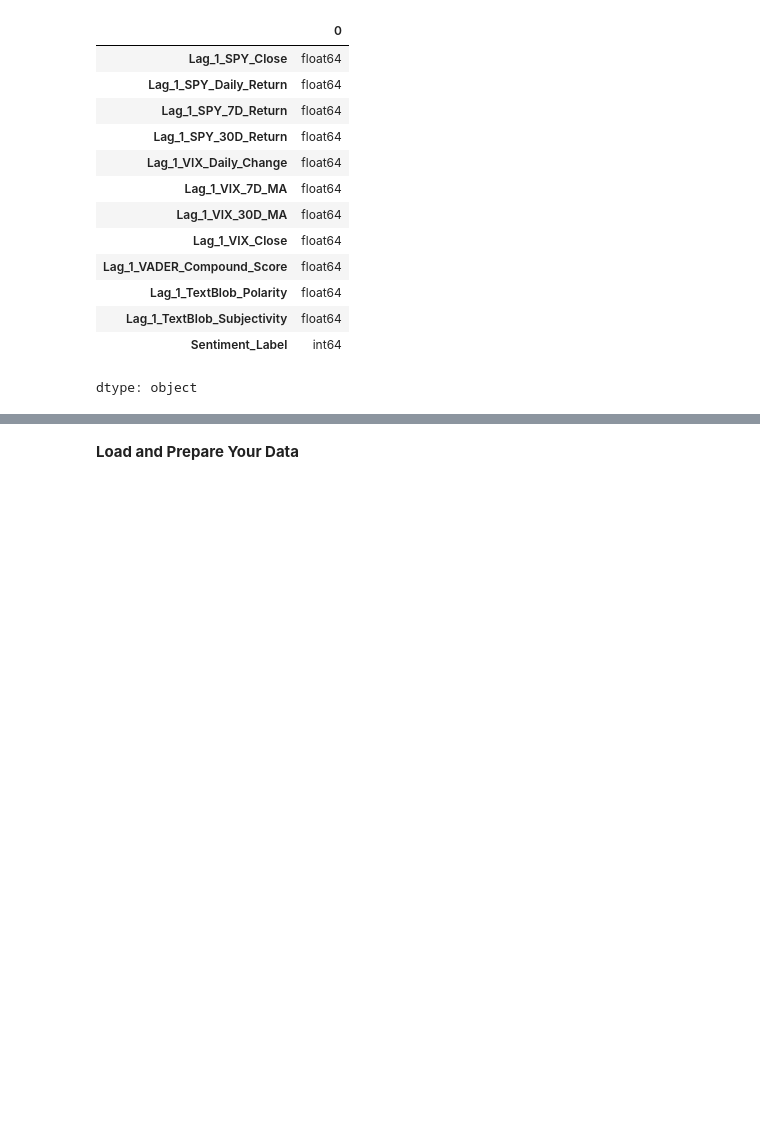
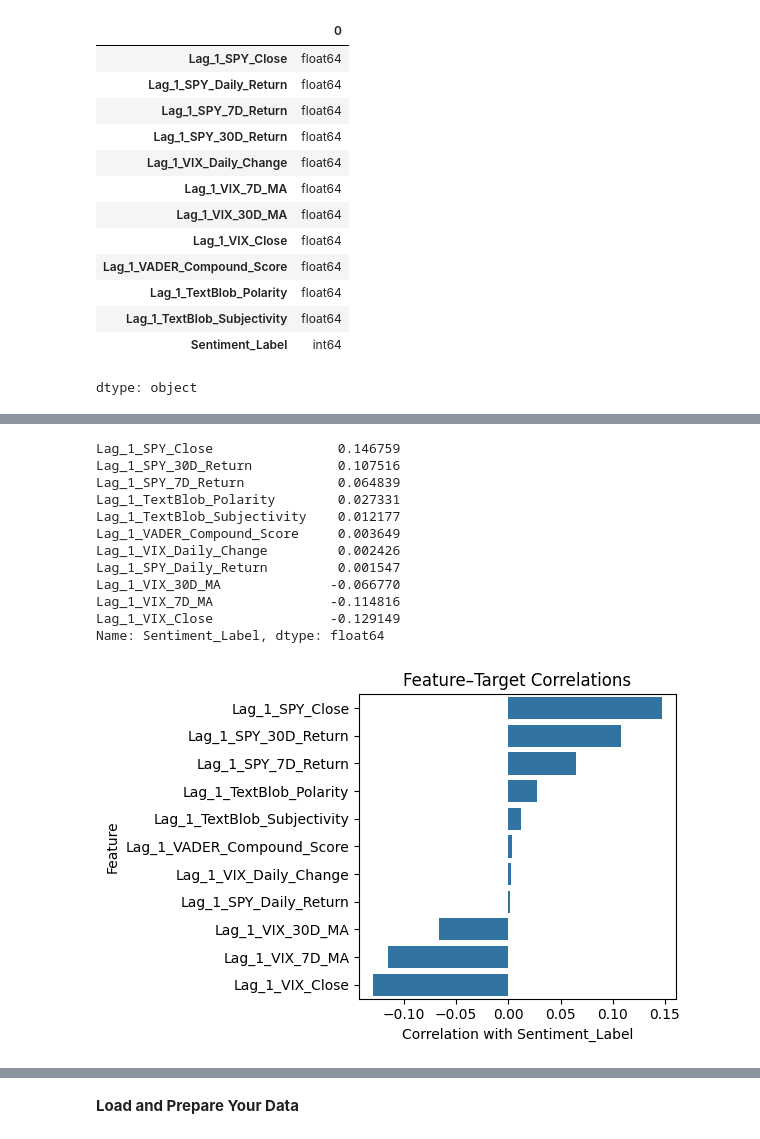
Before and after one commit to rajbhanb/MLOPSFinalProject, a Jupyter notebook: Final_Project_AutoML.ipynb, the cells around one changed output, grey strips where cells are left out. Drawn from its saved outputs; the diff is of its cells as text; code cells hidden in the pictures; blank space fills up the shorter version.

```diff
--- a/Final_Project_AutoML.ipynb
+++ b/Final_Project_AutoML.ipynb
@@ -81,0 +172,28 @@ from sklearn.impute import SimpleImputer
+# %%
+target_corr = corr["Sentiment_Label"].drop("Sentiment_Label").sort_values(ascending=False)
+print(target_corr)
+
+plt.figure(figsize=(6,4))
+sns.barplot(
+    x=target_corr.values,
+    y=target_corr.index
+)
+plt.xlabel("Correlation with Sentiment_Label")
+plt.ylabel("Feature")
+plt.title("Feature–Target Correlations")
+plt.tight_layout()
+plt.show()
+# %% [output]
+Lag_1_SPY_Close                0.146759
+Lag_1_SPY_30D_Return           0.107516
+Lag_1_SPY_7D_Return            0.064839
+Lag_1_TextBlob_Polarity        0.027331
+Lag_1_TextBlob_Subjectivity    0.012177
+Lag_1_VADER_Compound_Score     0.003649
+Lag_1_VIX_Daily_Change         0.002426
+Lag_1_SPY_Daily_Return         0.001547
+Lag_1_VIX_30D_MA              -0.066770
+Lag_1_VIX_7D_MA               -0.114816
+Lag_1_VIX_Close               -0.129149
+Name: Sentiment_Label, dtype: float64
+[figure, added]
```
Also changed, not shown: parts of 33 cells of this notebook.
